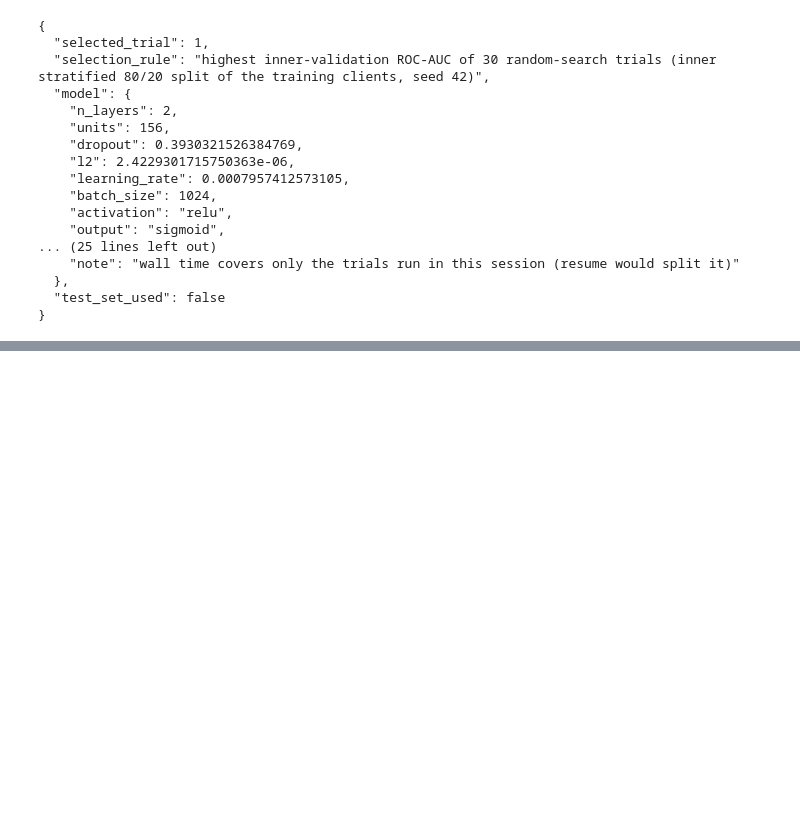
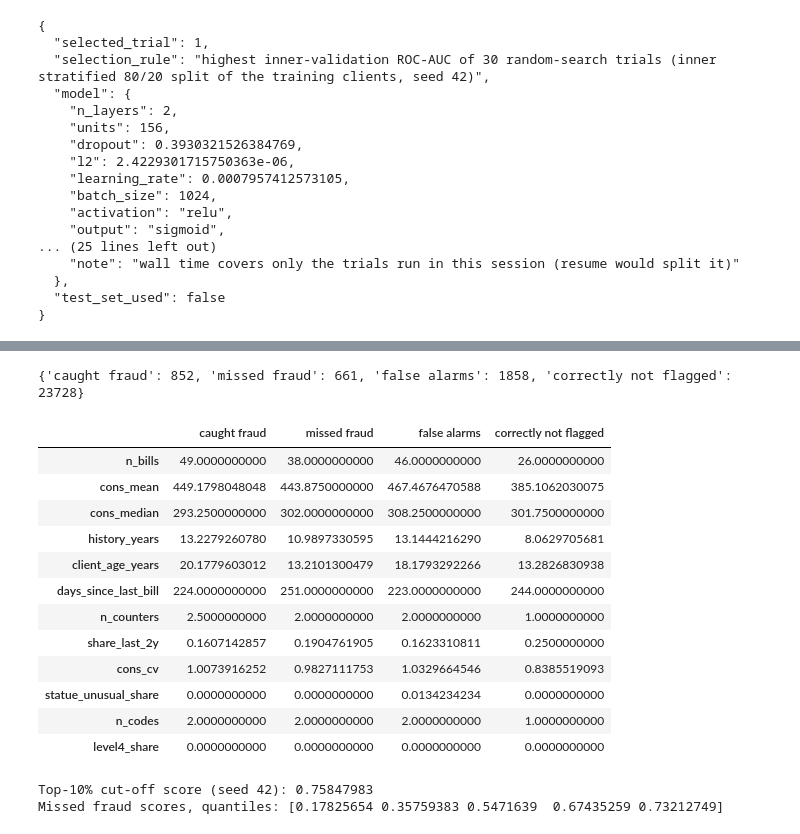
Before and after one commit to IremLeyla/ds-ml-project, a Jupyter notebook: 16_neural-network.ipynb, the cells around one changed output, grey strips where cells are left out. Cells and saved outputs as stored; diff of their text form; code cells hidden in the pictures; blank space fills up the shorter version.

```diff
--- a/16_neural-network.ipynb
+++ b/16_neural-network.ipynb
@@ -559,0 +685,37 @@ print(json.dumps(final_config, indent=2))
+# %%
+seed_view = 42
+flag = pd.Series(flags[seed_view], index=X_test.index)
+groups = {
+    "caught fraud":  flag & (y_test == 1),
+    "missed fraud":  ~flag & (y_test == 1),
+    "false alarms":  flag & (y_test == 0),
+    "correctly not flagged": ~flag & (y_test == 0),
+}
+print({k: int(v.sum()) for k, v in groups.items()})
+error_profile = pd.DataFrame({k: X_test[v].median() for k, v in groups.items()})
+display(error_profile.loc[["n_bills", "cons_mean", "cons_median", "history_years", "client_age_years",
+                           "days_since_last_bill", "n_counters", "share_last_2y", "cons_cv",
+                           "statue_unusual_share", "n_codes", "level4_share"]])
+
+# Score distribution of the missed fraud: are they just below the cut-off or far away?
+cut = np.sort(test_scores[seed_view])[::-1][N_FLAG - 1]
+missed_scores = test_scores[seed_view][groups["missed fraud"].to_numpy()]
+print(f"Top-10% cut-off score (seed 42): {cut!r}")
+print("Missed fraud scores, quantiles:", np.quantile(missed_scores, [0.1, 0.25, 0.5, 0.75, 0.9]))
+# %% [output]
+{'caught fraud': 852, 'missed fraud': 661, 'false alarms': 1858, 'correctly not flagged': 23728}
+|  | caught fraud | missed fraud | false alarms | correctly not flagged |
+| n_bills | 49.0000000000 | 38.0000000000 | 46.0000000000 | 26.0000000000 |
+| cons_mean | 449.1798048048 | 443.8750000000 | 467.4676470588 | 385.1062030075 |
+| cons_median | 293.2500000000 | 302.0000000000 | 308.2500000000 | 301.7500000000 |
+| history_years | 13.2279260780 | 10.9897330595 | 13.1444216290 | 8.0629705681 |
+| client_age_years | 20.1779603012 | 13.2101300479 | 18.1793292266 | 13.2826830938 |
+| days_since_last_bill | 224.0000000000 | 251.0000000000 | 223.0000000000 | 244.0000000000 |
+| n_counters | 2.5000000000 | 2.0000000000 | 2.0000000000 | 1.0000000000 |
+| share_last_2y | 0.1607142857 | 0.1904761905 | 0.1623310811 | 0.2500000000 |
+| cons_cv | 1.0073916252 | 0.9827111753 | 1.0329664546 | 0.8385519093 |
+| statue_unusual_share | 0.0000000000 | 0.0000000000 | 0.0134234234 | 0.0000000000 |
+| n_codes | 2.0000000000 | 2.0000000000 | 2.0000000000 | 1.0000000000 |
+| level4_share | 0.0000000000 | 0.0000000000 | 0.0000000000 | 0.0000000000 |
+Top-10% cut-off score (seed 42): 0.75847983
+Missed fraud scores, quantiles: [0.17825654 0.35759383 0.5471639  0.67435259 0.73212749]
```
Also changed, not shown: parts of 17 cells of this notebook, 15 other files.
